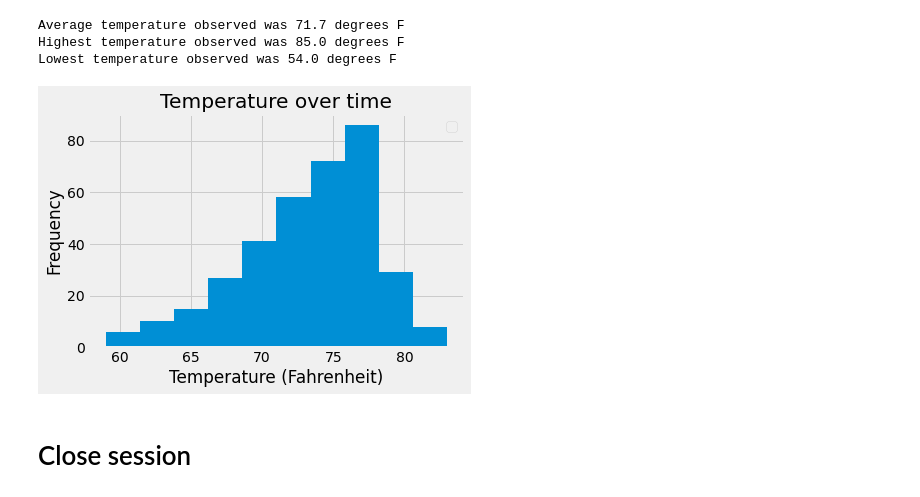
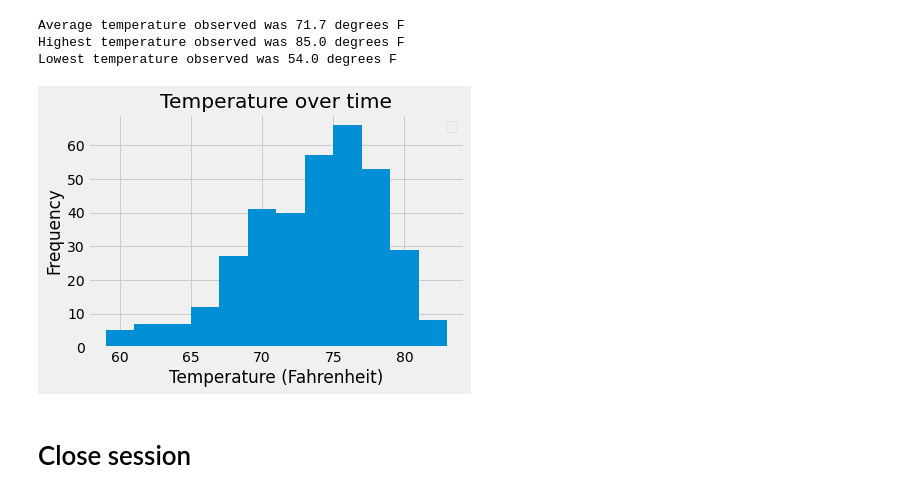
Before and after one commit to Lehmanc92/SQLAlchemy-Chellenge, a Jupyter notebook: climate_starter.ipynb, the cells around one changed output. Saved outputs shown, nothing was run; the diff lists cells and outputs as text; code cells hidden in the pictures.

```diff
--- a/climate_starter.ipynb
+++ b/climate_starter.ipynb
@@ -158,20 +158,20 @@ Lowest temperature observed was 54.0 degrees F
 # %%
 # Using the most active station id
 # Query the last 12 months of temperature observation data for this station and plot the results as a histogram
 temp_date_hist = session.query(Measurement.station, Measurement.date, Measurement.tobs).filter(Measurement.station == most_active).filter(Measurement.date >= start_date).order_by(Measurement.date).all()
 
 # plt.hist(temp_date_hist[0:][1], temp_date_hist[0:][2])
 
 hist_df = pd.DataFrame(temp_date_hist, columns = ['Station', 'Date', 'Temperature']).set_index('Station')
 
-hist_df.plot.hist()
+hist_df.plot.hist(bins = 12)
 plt.title("Temperature over time")
 plt.legend('')
 plt.xlabel("Temperature (Fahrenheit)")
 
 plt.show()
 # %% [output]
-[figure, old version]
+[figure, new version]
 # %% [markdown]
 # Close session
 # %%
```
